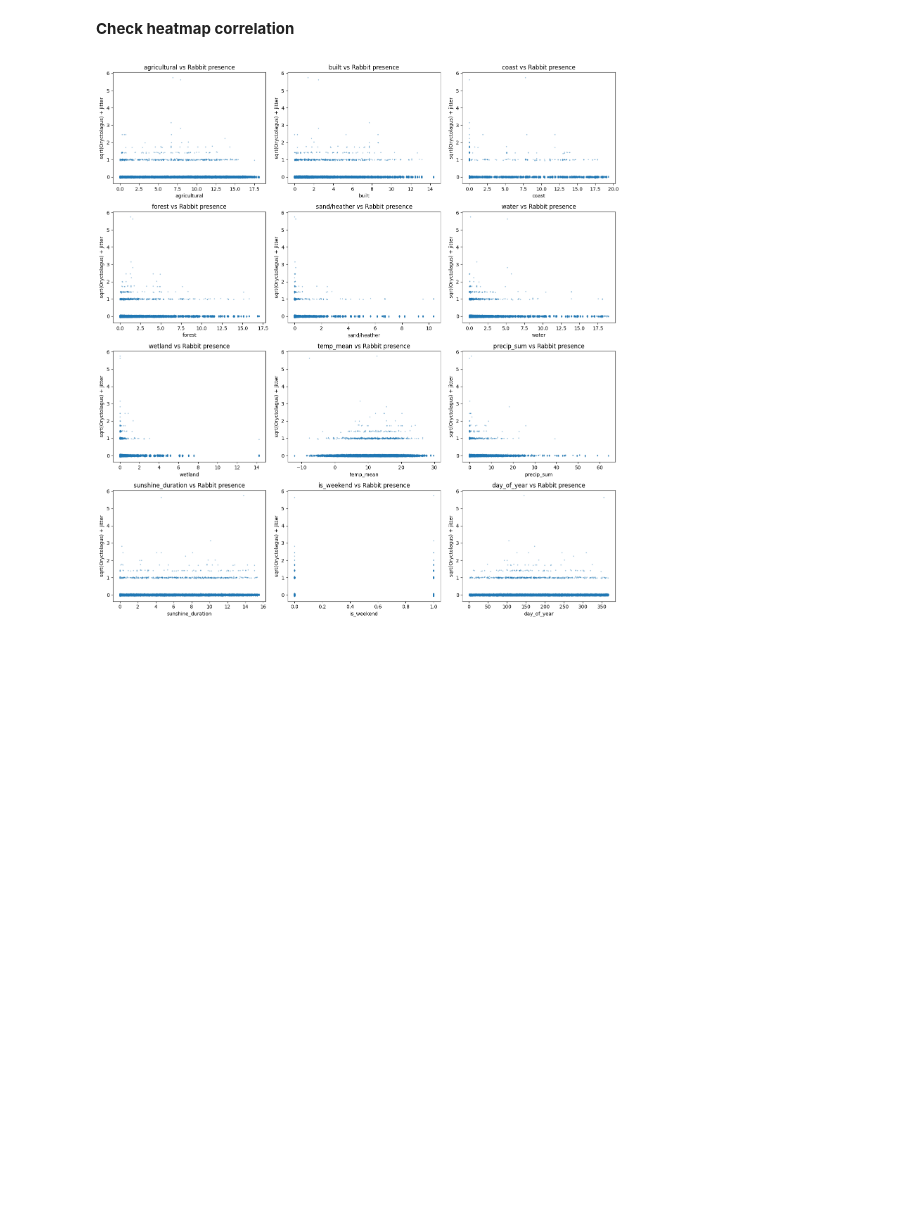
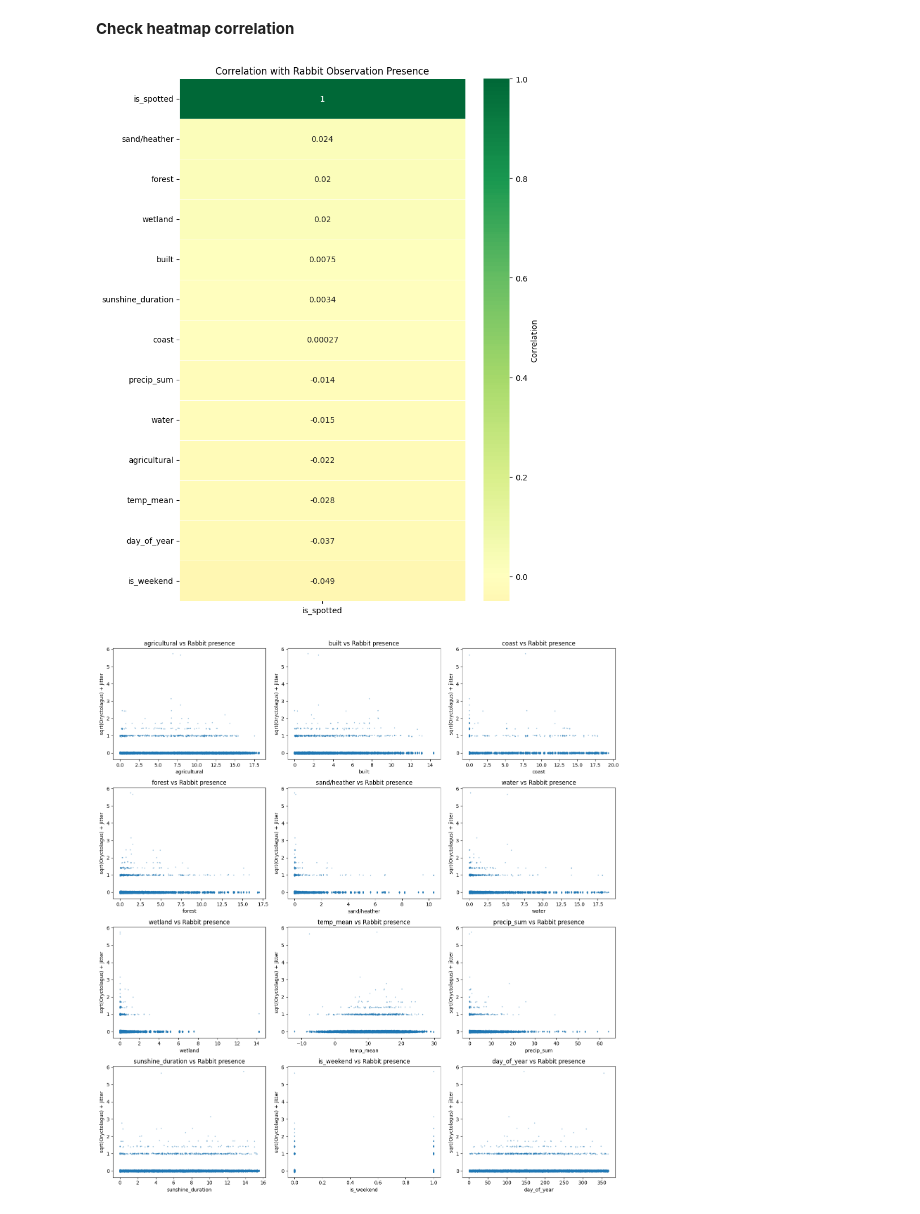
Before and after one commit to Sannebeast/Rabbitions, a Jupyter notebook: notebooks/project.ipynb, the cells around one changed output. Drawn from its saved outputs; the diff is of its cells as text; code cells hidden in the pictures; blank space fills up the shorter version.

Commit message:
heatmap

```diff
--- a/notebooks/project.ipynb
+++ b/notebooks/project.ipynb
@@ -292,7 +292,7 @@ print(df.head())
 # 1. Select relevant columns
 # -----------------------------
 cols = [
-    'Oryctolagus cuniculus',
+    'is_spotted',
     'agricultural', 'built', 'coast', 'forest',
     'sand/heather', 'water', 'wetland',
     'temp_mean', 'precip_sum', 'sunshine_duration',
@@ -300,44 +300,49 @@ cols = [
 ]
 
 # -----------------------------
-# 2. Clean data (important)
+# 2. Clean data
 # -----------------------------
 df_clean = df[cols].replace("unknown", pd.NA)
 
-# convert everything to numeric safely
+# convert feature columns to numeric
 df_clean = df_clean.apply(pd.to_numeric, errors='coerce')
+
+# convert boolean target to integer (True=1, False=0)
+df_clean['is_spotted'] = df_clean['is_spotted'].astype(int)
 
 # drop rows with missing values
 df_clean = df_clean.dropna()
 
 # -----------------------------
 # 3. Correlation matrix
 # -----------------------------
 corr = df_clean.corr()
 
-# extract correlation with target species
-target_corr = corr[['Oryctolagus cuniculus']].sort_values(
-    by='Oryctolagus cuniculus',
+# extract correlation with target
+target_corr = corr[['is_spotted']].sort_values(
+    by='is_spotted',
     ascending=False
 )
 
 # -----------------------------
 # 4. Plot heatmap
 # -----------------------------
 plt.figure(figsize=(8, 10))
 
 sns.heatmap(
     target_corr,
     annot=True,
     cmap='RdYlGn',
     center=0,
     linewidths=0.5,
     cbar_kws={'label': 'Correlation'}
 )
 
-plt.title("Correlation with Oryctolagus cuniculus")
+plt.title("Correlation with Rabbit Observation Presence")
 plt.tight_layout()
 plt.show()
+# %% [output]
+[figure, added]
 # %%
 features = [
     'agricultural', 'built', 'coast', 'forest',
```
